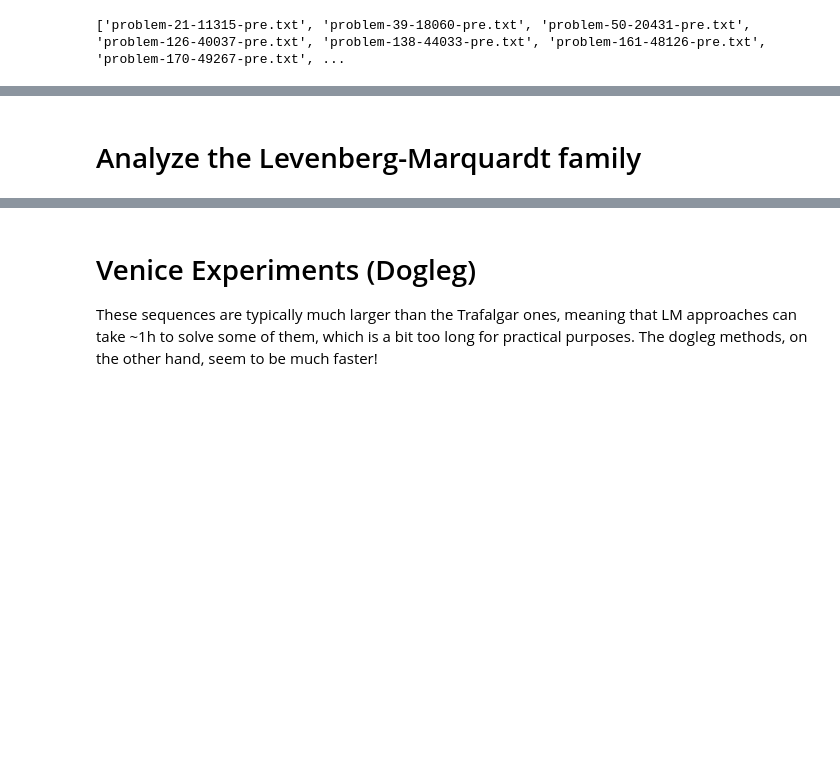
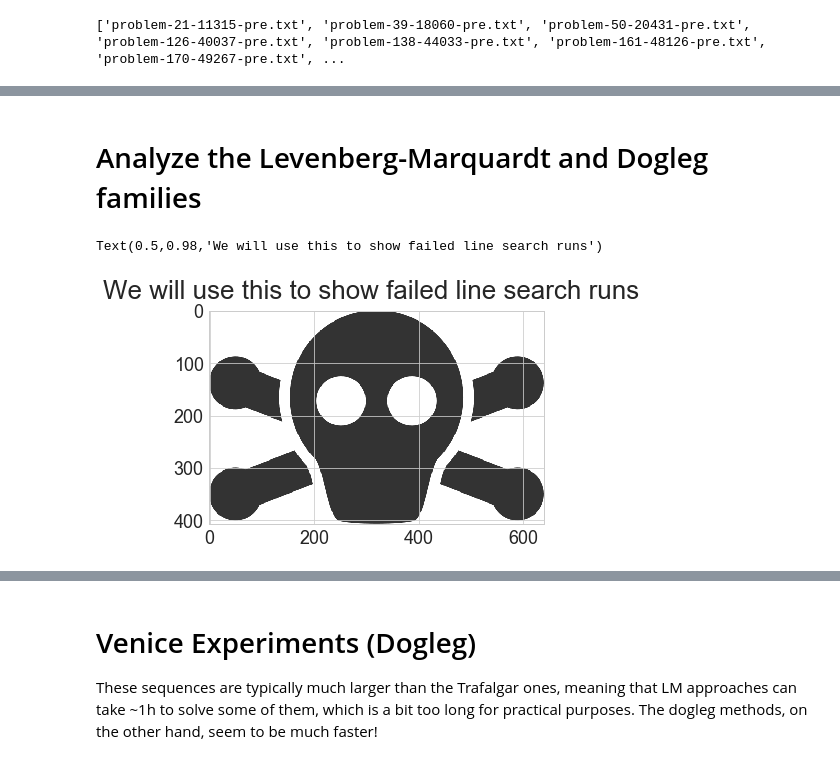
Before and after one commit to AndreiBarsan/numerics-from-scratch, a Jupyter notebook: csc2305/project/analysis/AnalyzeCeresExperiments.ipynb, the cells around one changed output, grey strips where cells are left out. Saved outputs shown, nothing was run; the diff lists cells and outputs as text; code cells hidden in the pictures; blank space fills up the shorter version.

```diff
--- a/csc2305/project/analysis/AnalyzeCeresExperiments.ipynb
+++ b/csc2305/project/analysis/AnalyzeCeresExperiments.ipynb
@@ -164,5 +209,5 @@ dict_keys(['trafalgar', 'venice'])
 # %% [markdown]
-# Analyze the Levenberg-Marquardt family
+# Analyze the Levenberg-Marquardt and Dogleg families
 # %%
 x_pretty = {
     'n_points': 'Number of 3D points',
@@ -176,6 +221,13 @@ y_pretty = {
     'final_cost': "Total final solution residual (px)",
     'normalized_final_cost': "Mean final solution residual (px)",
 }
+# %%
+skull_icon = read_png('./skull.png')
+plt.imshow(skull_icon)
+plt.suptitle("We will use this to show failed line search runs")
+# %% [output]
+Text(0.5,0.98,'We will use this to show failed line search runs')
+[figure, added]
 # %%
 def screaming_snake_to_human(token):
     """Converts SCREAMING_SNAKE_CASE to Human Friendly Names."""
```
Also changed, not shown: parts of 24 cells of this notebook.
